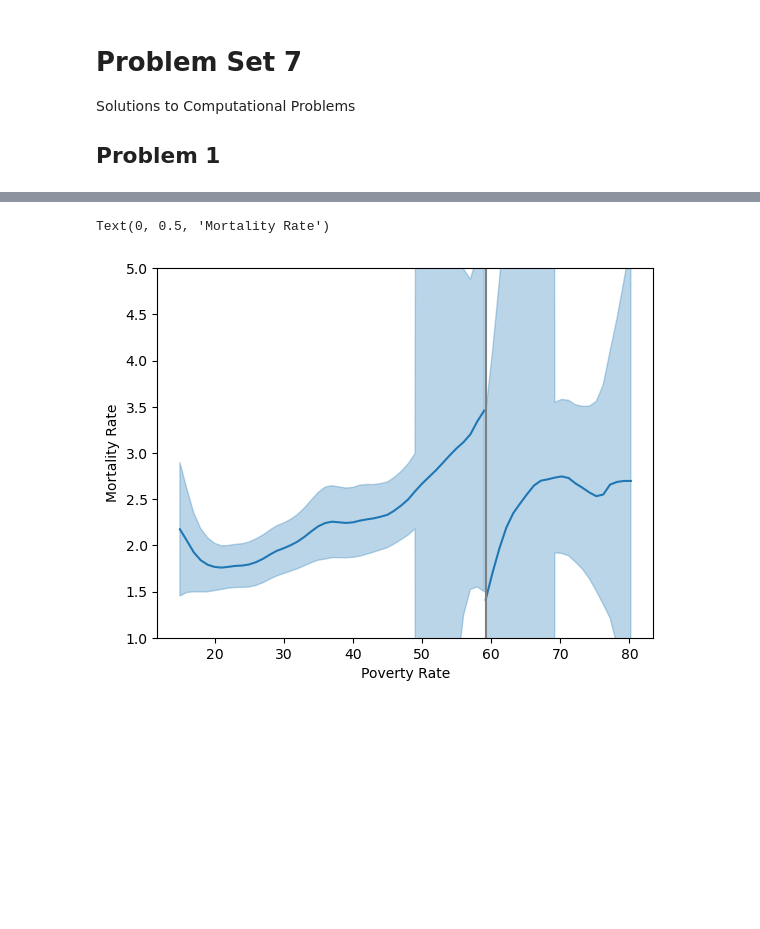
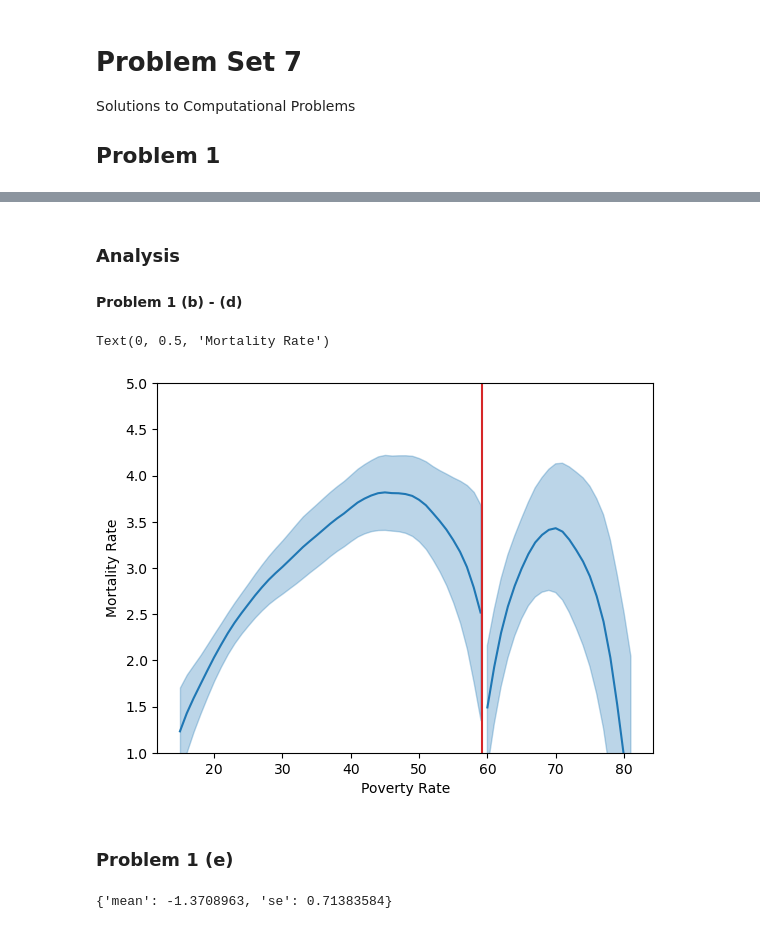
Before and after one commit to timmens/metrics-ta, a Jupyter notebook: 2024/ps7.ipynb, the cells around one changed output, grey strips where cells are left out. Drawn from its saved outputs; the diff is of its cells as text; code cells hidden in the pictures; blank space fills up the shorter version.

```diff
--- a/2024/ps7.ipynb
+++ b/2024/ps7.ipynb
@@ -13,10 +15,3 @@ raw_data = pd.read_stata("data/LM2007.dta")
 
 CUTOFF = 59.1984
 BANDWIDTH = 19.6
-# %%
-def clean_data(data):
-    new_data = pd.DataFrame()
-    new_data["state"] = data["state"].astype(int)
-    new_data["poverty_rate"] = data["povrate60"]
-    new_data["mortality_rate"] = data["mort_age59_related_postHS"]
-    return new_data.query("mortality_rate < 80")
@@ -210,0 +47,5 @@ for i, x in enumerate(x_grid_above):
+# %% [markdown]
+### Analysis
+
+
+#### Problem 1 (b) - (d)
@@ -211,25 +246,53 @@ for i, x in enumerate(x_grid_above):
+# %%
+leave_one_out_residuals = calculate_leave_one_out_residuals(
+    x=data["poverty_rate"],
+    y=data["mortality_rate"],
+)
+# %%
+x_grid = np.arange(15, 82)
+
+estimate = local_linear_estimator(
+    new_x=x_grid,
+    x=data["poverty_rate"],
+    y=data["mortality_rate"],
+    residuals=leave_one_out_residuals,
+)
+
+below_cutoff = x_grid < CUTOFF
+above_cutoff = x_grid >= CUTOFF
 # %%
-plt.plot(x_grid_below, means_below, color="tab:blue")
-plt.plot(x_grid_above, mean_above, color="tab:blue")
+plt.plot(x_grid[below_cutoff], estimate["mean"][below_cutoff], color="tab:blue")
+plt.plot(x_grid[above_cutoff], estimate["mean"][above_cutoff], color="tab:blue")
 plt.fill_between(
-    x_grid_below,
-    means_below - 2 * sds_below,
-    means_below + 2 * sds_below,
+    x_grid[below_cutoff],
+    estimate["mean"][below_cutoff] - 1.96 * estimate["se"][below_cutoff],
+    estimate["mean"][below_cutoff] + 1.96 * estimate["se"][below_cutoff],
     alpha=0.3,
     color="tab:blue",
 )
 plt.fill_between(
-    x_grid_above,
-    mean_above - 2 * sds_above,
-    mean_above + 2 * sds_above,
+    x_grid[above_cutoff],
+    estimate["mean"][above_cutoff] - 1.96 * estimate["se"][above_cutoff],
+    estimate["mean"][above_cutoff] + 1.96 * estimate["se"][above_cutoff],
     alpha=0.3,
     color="tab:blue",
 )
 plt.ylim(1, 5)
-plt.vlines(CUTOFF, 1, 5, colors="tab:grey")
+plt.vlines(CUTOFF, 1, 5, colors="tab:red")
 plt.xlabel("Poverty Rate")
 plt.ylabel("Mortality Rate")
-# plt.plot(data["poverty_rate"], data["mortality_rate"], "o", color="tab:grey", alpha=0.2)
 # %% [output]
 Text(0, 0.5, 'Mortality Rate')
-[figure, old version]
+[figure, new version]
+# %% [markdown]
+### Problem 1 (e)
+# %%
+local_linear_estimator(
+    new_x=CUTOFF,
+    x=data["poverty_rate"],
+    y=data["mortality_rate"],
+    residuals=leave_one_out_residuals,
+    estimate_rdd_cate=True,
+)
+# %% [output]
+{'mean': -1.3708963, 'se': 0.71383584}
```
Also changed, not shown: parts of 7 cells of this notebook, 2 other files.
